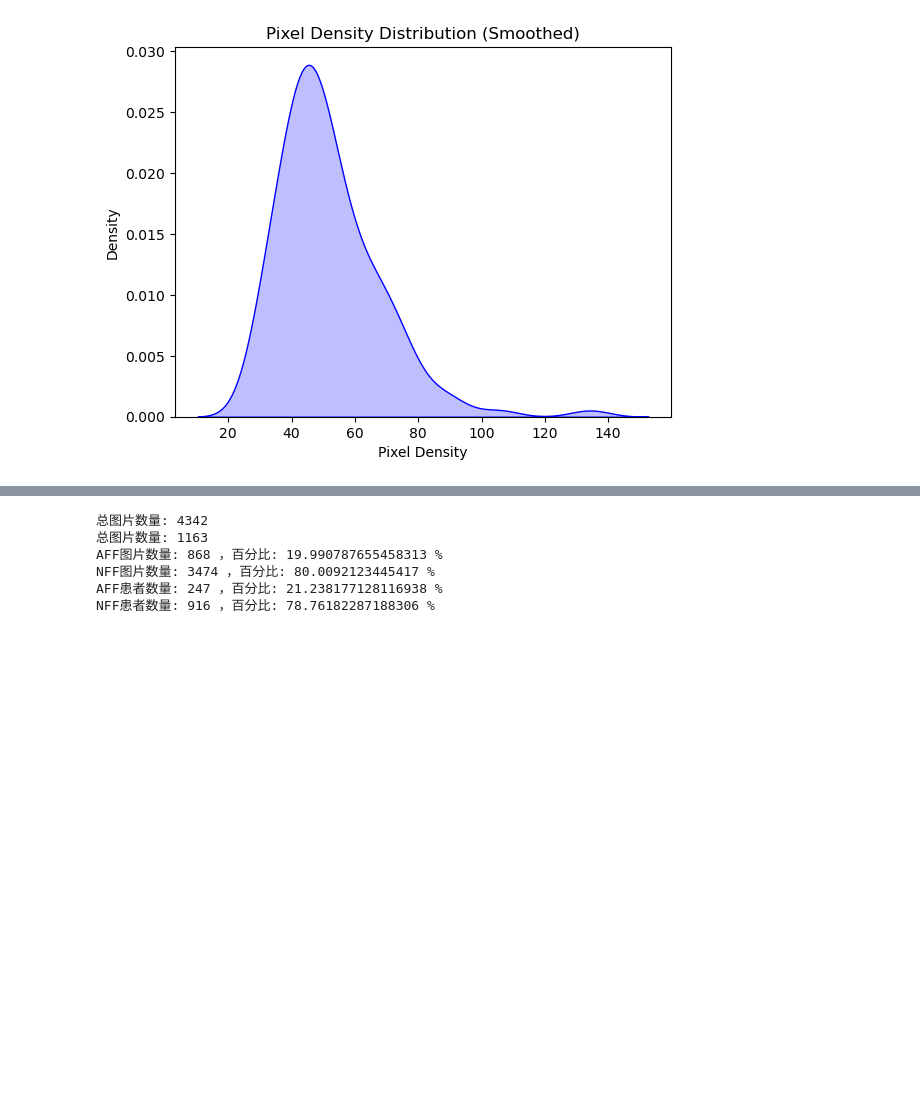
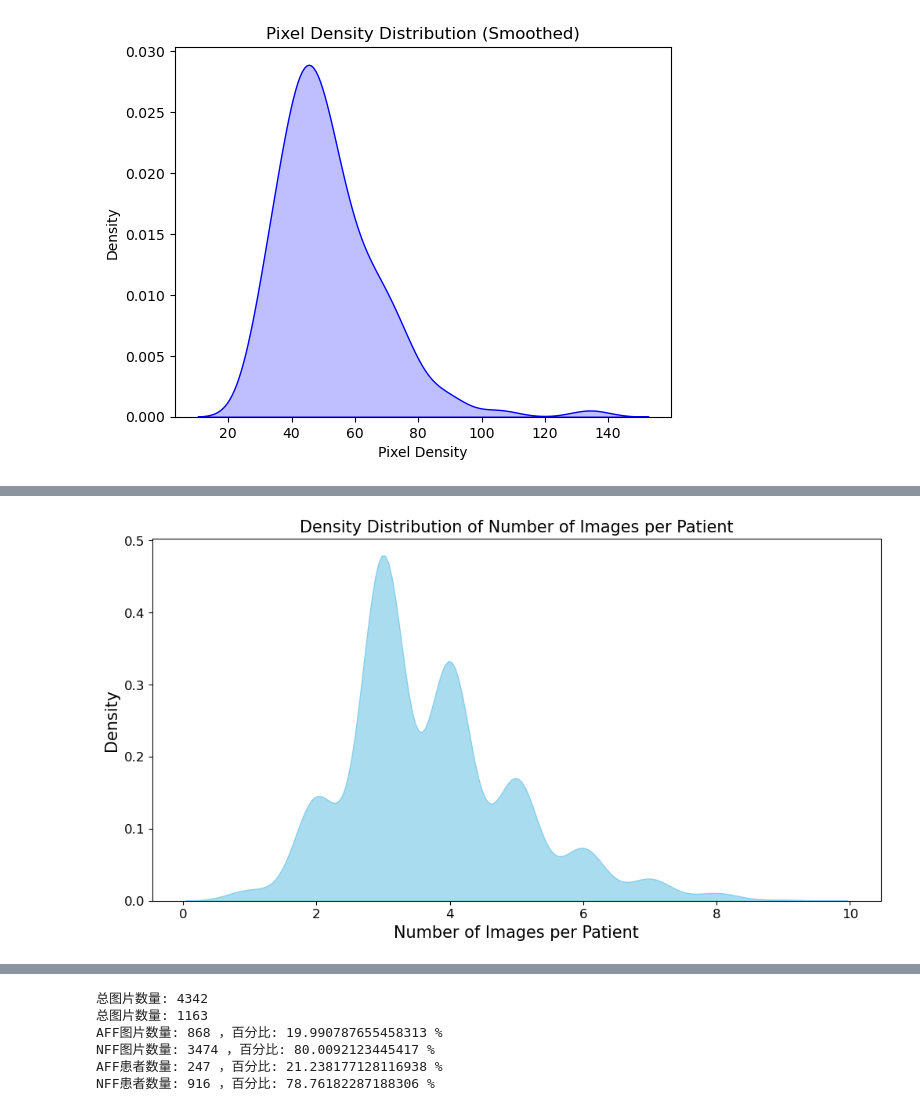
Before and after one commit to honzh073/FL, a Jupyter notebook: code/0_stats&pyradiomics/0_0_data_stats.ipynb, the cells around one changed output, grey strips where cells are left out. Cells and saved outputs as stored; diff of their text form; code cells hidden in the pictures; blank space fills up the shorter version.

```diff
--- a/code/0_stats&pyradiomics/0_0_data_stats.ipynb
+++ b/code/0_stats&pyradiomics/0_0_data_stats.ipynb
@@ -149,0 +547,27 @@ plt.show()
+# %%
+import pandas as pd
+import matplotlib.pyplot as plt
+import seaborn as sns
+
+# 读取CSV文件
+file_path = '/local/data1/honzh073/local_repository/FL/code/csv_json_files/2_image_data.csv'
+data = pd.read_csv(file_path)
+
+# 过滤掉HospitalID为100的数据
+data = data[data['HospitalID'] != 100]
+
+# 按PatientID分组并计算每个患者的图片数量
+patient_image_counts = data.groupby('PatientID').size().reset_index(name='Image Count')
+
+# 使用Seaborn绘制核密度估计曲线
+plt.figure(figsize=(12, 6))
+sns.kdeplot(patient_image_counts['Image Count'], fill=True, color='skyblue', alpha=0.7)
+
+plt.xlabel('Number of Images per Patient', fontsize=15)
+plt.ylabel('Density', fontsize=15)
+plt.title('Density Distribution of Number of Images per Patient', fontsize=15)
+plt.xticks(fontsize=12)  # x-label font size
+plt.yticks(fontsize=12)  # y-label font size
+plt.show()
+# %% [output]
+[figure, added]
```
Also changed, not shown: parts of 15 cells of this notebook, 31 other files.
